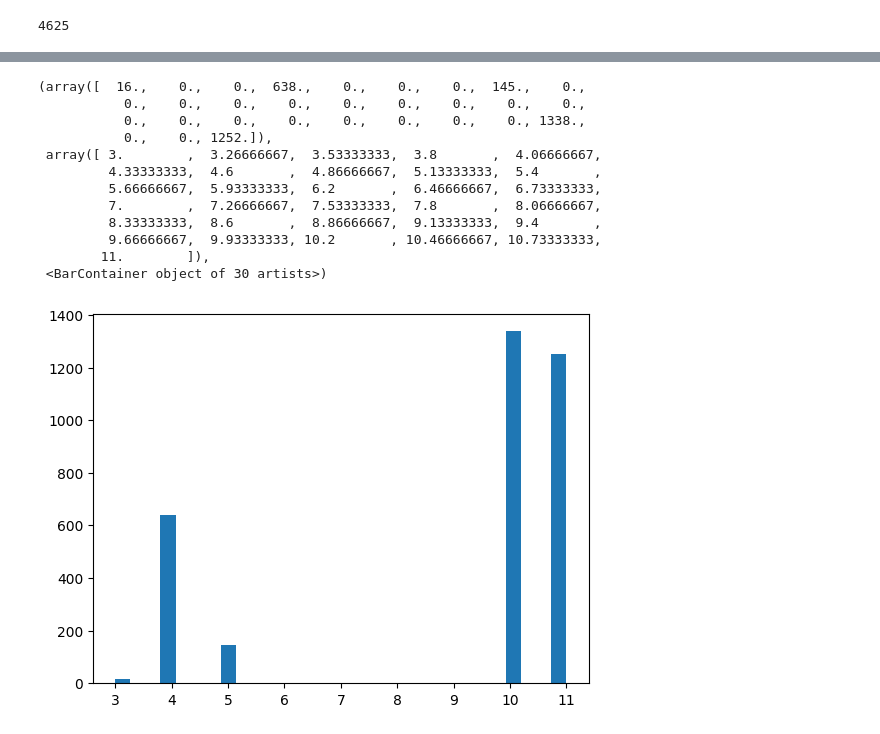
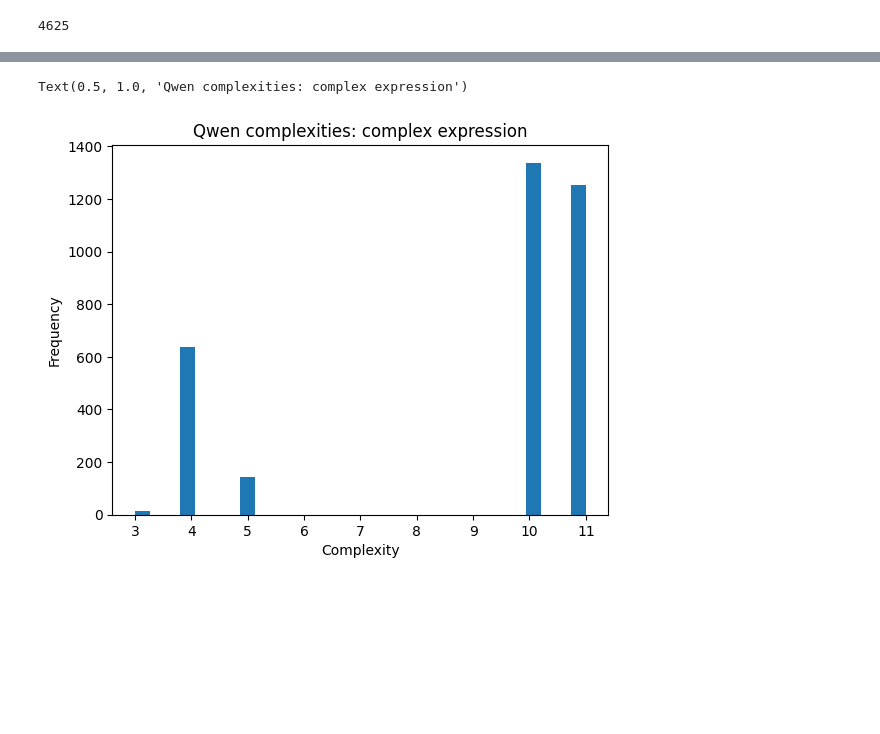
Before and after one commit to elizabethsztan/SR_with_LLM_Complexity, a Jupyter notebook: analysis.ipynb, the cells around one changed output, grey strips where cells are left out. Cells and saved outputs as stored; diff of their text form; code cells hidden in the pictures; blank space fills up the shorter version.

```diff
--- a/analysis.ipynb
+++ b/analysis.ipynb
@@ -60,19 +44,11 @@ with open("experimental_results/complex_expression/standard_complexity_log.json"
     standard_complexities_complex = json.load(f)
 # %%
 plt.hist(llm_complexities_complex, bins = 30)
+plt.xlabel('Complexity')
+plt.ylabel('Frequency')
+plt.title('Qwen complexities: complex expression')
 # %% [output]
-(array([  16.,    0.,    0.,  638.,    0.,    0.,    0.,  145.,    0.,
-           0.,    0.,    0.,    0.,    0.,    0.,    0.,    0.,    0.,
-           0.,    0.,    0.,    0.,    0.,    0.,    0.,    0., 1338.,
-           0.,    0., 1252.]),
- array([ 3.        ,  3.26666667,  3.53333333,  3.8       ,  4.06666667,
-         4.33333333,  4.6       ,  4.86666667,  5.13333333,  5.4       ,
-         5.66666667,  5.93333333,  6.2       ,  6.46666667,  6.73333333,
-         7.        ,  7.26666667,  7.53333333,  7.8       ,  8.06666667,
-         8.33333333,  8.6       ,  8.86666667,  9.13333333,  9.4       ,
-         9.66666667,  9.93333333, 10.2       , 10.46666667, 10.73333333,
-        11.        ]),
- <BarContainer object of 30 artists>)
+Text(0.5, 1.0, 'Qwen complexities: complex expression')
-[figure, old version]
+[figure, new version]
 # %%
 plt.hist(standard_complexities_complex, bins = 30)
```
Also changed, not shown: parts of 3 cells of this notebook.
